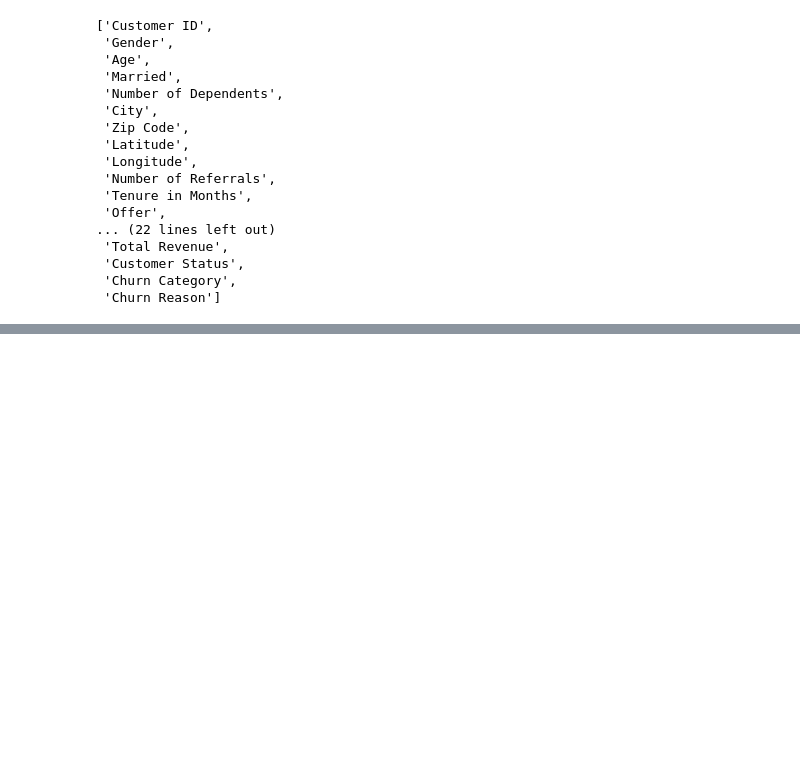
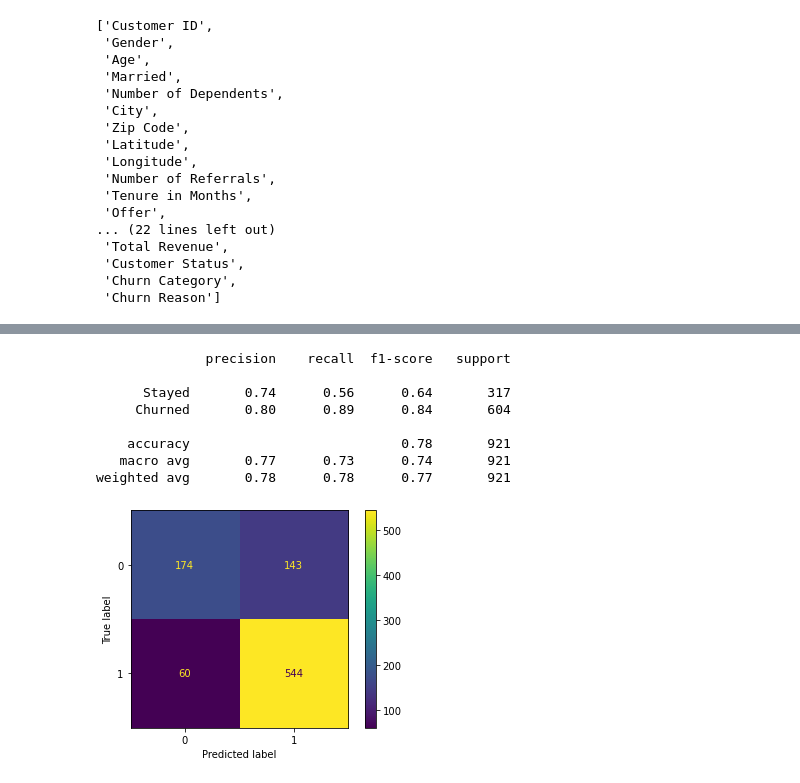
Before and after one commit to Kevin-McConchie/project4fork, a Jupyter notebook: kinlay/knn_model_svm_model.ipynb, the cells around one changed output, grey strips where cells are left out. Saved outputs shown, nothing was run; the diff lists cells and outputs as text; code cells hidden in the pictures; blank space fills up the shorter version.

Commit message:
knn_model complete

```diff
--- a/kinlay/knn_model_svm_model.ipynb
+++ b/kinlay/knn_model_svm_model.ipynb
@@ -51,0 +141,12 @@ plt.show()
+# %%
+# Normalize the features of our dataset using MinMaxScaler
+
+# fit scaler on training data
+
+X_norm_knn_1 = MinMaxScaler().fit(X_train_knn_1)
+
+# Step 2: Transform the training data
+X_train_norm_knn_1 = X_norm_knn_1.transform(X_train_knn_1)
+
+# Step 3: Transform the testing data
+X_test_norm_knn_1 = X_norm_knn_1.transform(X_test_knn_1)
@@ -51,0 +201,27 @@ plt.show()
+# %%
+# Using the optimal parameters obtained by our gridsearch we can re-define the model:
+knn_1_tuned_model = KNeighborsClassifier(metric = 'manhattan', n_neighbors = 17, weights = 'distance')
+
+# pass in train data to .fit() to train our knn model:
+knn_1_tuned_model.fit(X_train_norm_knn_1, y_train_knn_1)
+
+# How accurate is the model in predicting the target class?
+    # use the .predict() method and store the predicted values for the input values in the X_test_lr set
+pred_class_test_knn_1 = knn_1_tuned_model.predict(X_test_norm_knn_1)
+
+# Plot Confusion Matrix:
+plot_confusion_matrix(grid_search_knn, X_test_norm_knn_1, y_test_knn_1, values_format='d')
+
+# Print Classification Report:
+print(classification_report(y_test_knn_1, pred_class_test_knn_1,
+                            target_names=target_names))
+# %% [output]
+              precision    recall  f1-score   support
+
+      Stayed       0.74      0.56      0.64       317
+     Churned       0.80      0.89      0.84       604
+
+    accuracy                           0.78       921
+   macro avg       0.77      0.73      0.74       921
+weighted avg       0.78      0.78      0.77       921
+[figure, added]
```
Also changed, not shown: parts of 31 cells of this notebook, 1 other file.
